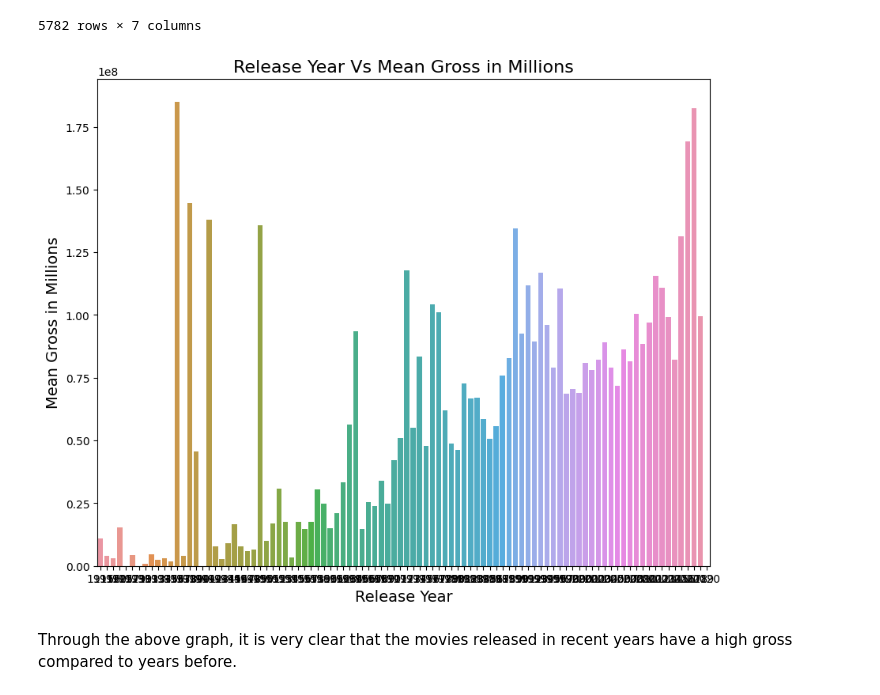
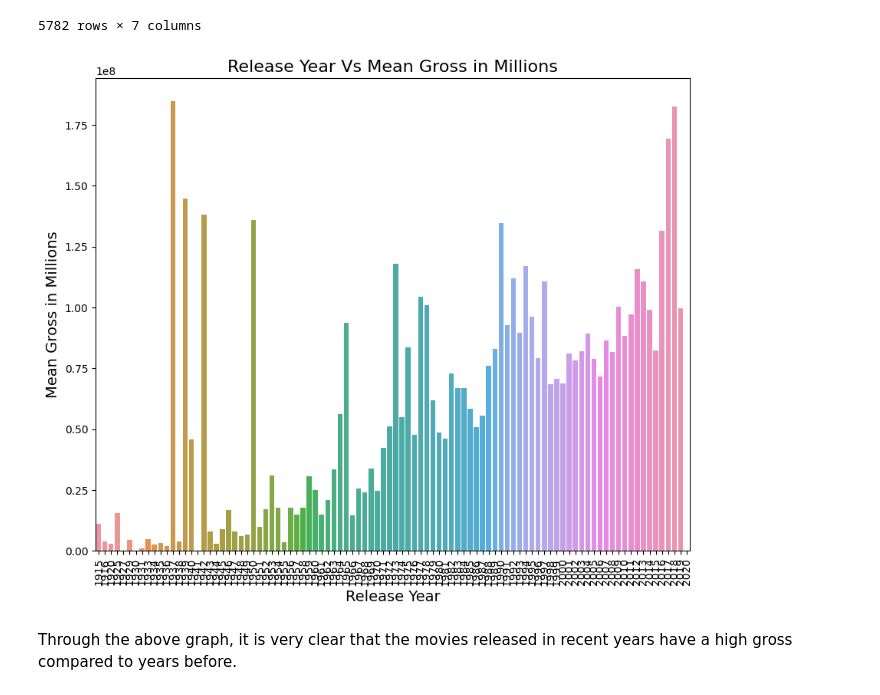
Before and after one commit to FlavianMiano/dsc-phase-1-project-v2-4, a Jupyter notebook: student.ipynb, the cells around one changed output. Saved outputs shown, nothing was run; the diff lists cells and outputs as text; code cells hidden in the pictures.

```diff
--- a/student.ipynb
+++ b/student.ipynb
@@ -808,18 +808,19 @@ yearly_gross_mean.reset_index(drop=False, inplace=True)
 # %%
 # plotting the data above
 
 fig, ax = plt.subplots(figsize=(10,8))
 
 x = yearly_gross_mean['release_year']
 y = yearly_gross_mean['worldwide_gross']
 
 ax = sns.barplot(x = x, y = y)
+plt.xticks(rotation = 90)
 
 ax.set_title('Release Year Vs Mean Gross in Millions', fontsize=16)
 ax.set_xlabel("Release Year",fontsize=14)
 ax.set_ylabel("Mean Gross in Millions", fontsize=14);
 # %% [output]
-[figure, old version]
+[figure, new version]
 # %% [markdown]
 Through the above graph, it is very clear that the movies released in recent years have a high gross compared to years before.
 # %% [markdown]
```
Also changed, not shown: parts of 2 cells of this notebook.
